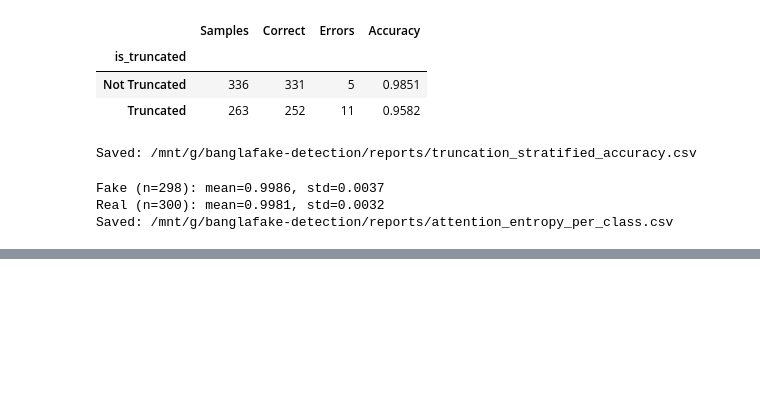
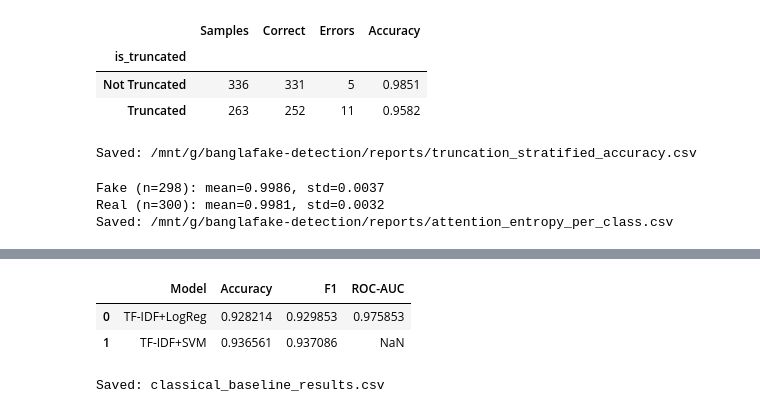
Before and after one commit to jaimulhaque/banglafake-detection, a Jupyter notebook: notebooks/05_ablation_interpretability.ipynb, the cells around one changed output, grey strips where cells are left out. Cells and saved outputs as stored; diff of their text form; code cells hidden in the pictures; blank space fills up the shorter version.

Commit message:
Update training notebook

```diff
--- a/notebooks/05_ablation_interpretability.ipynb
+++ b/notebooks/05_ablation_interpretability.ipynb
@@ -1603,0 +1763,32 @@ Saved: /mnt/g/banglafake-detection/reports/attention_entropy_per_class.csv
+# %%
+# Cell 30: Classical Baseline (TF-IDF + LogReg/SVM)
+from sklearn.feature_extraction.text import TfidfVectorizer
+from sklearn.svm import LinearSVC
+from sklearn.calibration import CalibratedClassifierCV
+
+tfidf = TfidfVectorizer(max_features=20000, ngram_range=(1,2))
+X_train_tfidf = tfidf.fit_transform(train_df["text"])
+X_test_tfidf  = tfidf.transform(test_df["text"])
+y_train_c, y_test_c = train_df["label"], test_df["label"]
+
+lr_clf = LogisticRegression(max_iter=1000).fit(X_train_tfidf, y_train_c)
+lr_preds = lr_clf.predict(X_test_tfidf)
+lr_probs = lr_clf.predict_proba(X_test_tfidf)[:,1]
+
+svm_clf = CalibratedClassifierCV(LinearSVC(max_iter=5000)).fit(X_train_tfidf, y_train_c)
+svm_preds = svm_clf.predict(X_test_tfidf)
+
+classical_results = pd.DataFrame([
+    {"Model":"TF-IDF+LogReg","Accuracy":accuracy_score(y_test_c,lr_preds),
+     "F1":f1_score(y_test_c,lr_preds),"ROC-AUC":roc_auc_score(y_test_c,lr_probs)},
+    {"Model":"TF-IDF+SVM","Accuracy":accuracy_score(y_test_c,svm_preds),
+     "F1":f1_score(y_test_c,svm_preds),"ROC-AUC":float("nan")},
+])
+display(classical_results)
+classical_results.to_csv(os.path.join(REPORTS_DIR, "classical_baseline_results.csv"), index=False)
+print("Saved: classical_baseline_results.csv")
+# %% [output]
+|  | Model | Accuracy | F1 | ROC-AUC |
+| 0 | TF-IDF+LogReg | 0.928214 | 0.929853 | 0.975853 |
+| 1 | TF-IDF+SVM | 0.936561 | 0.937086 | NaN |
+Saved: classical_baseline_results.csv
```
Also changed, not shown: parts of 14 cells of this notebook, 9 other files.
